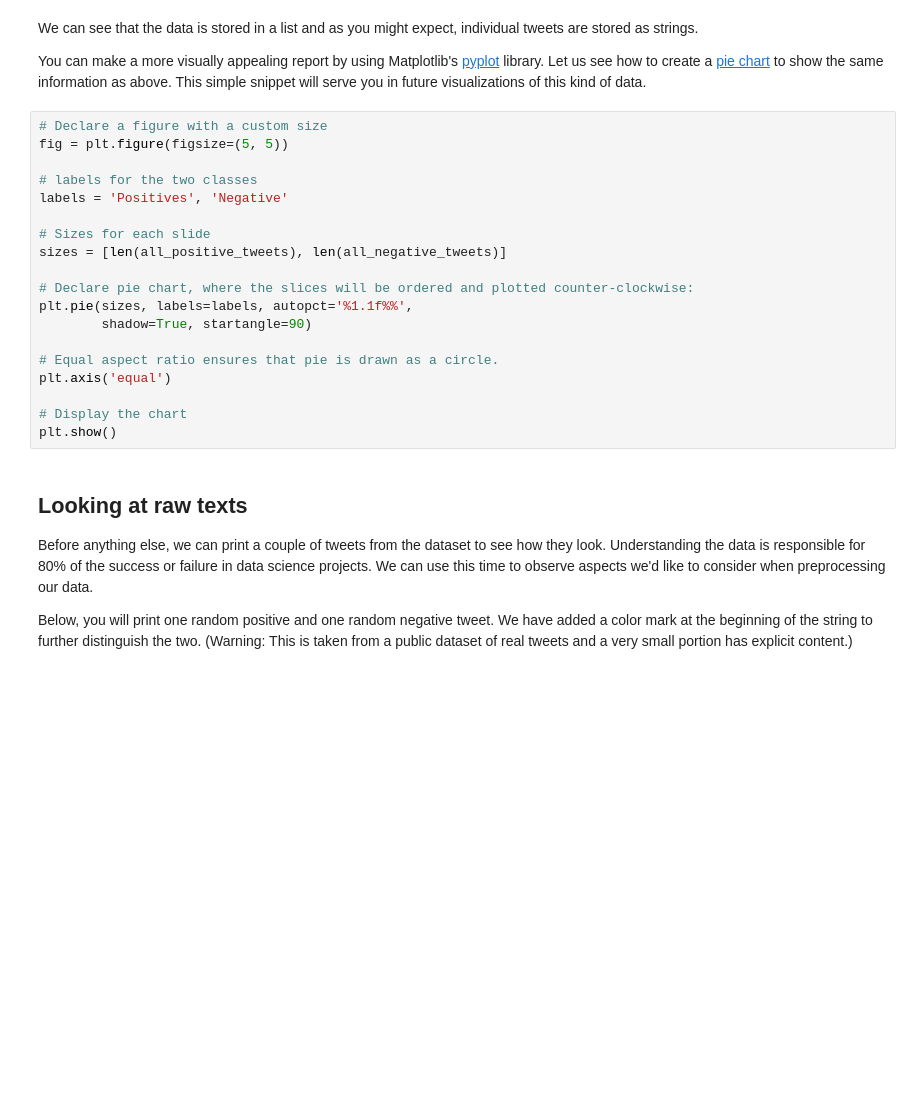
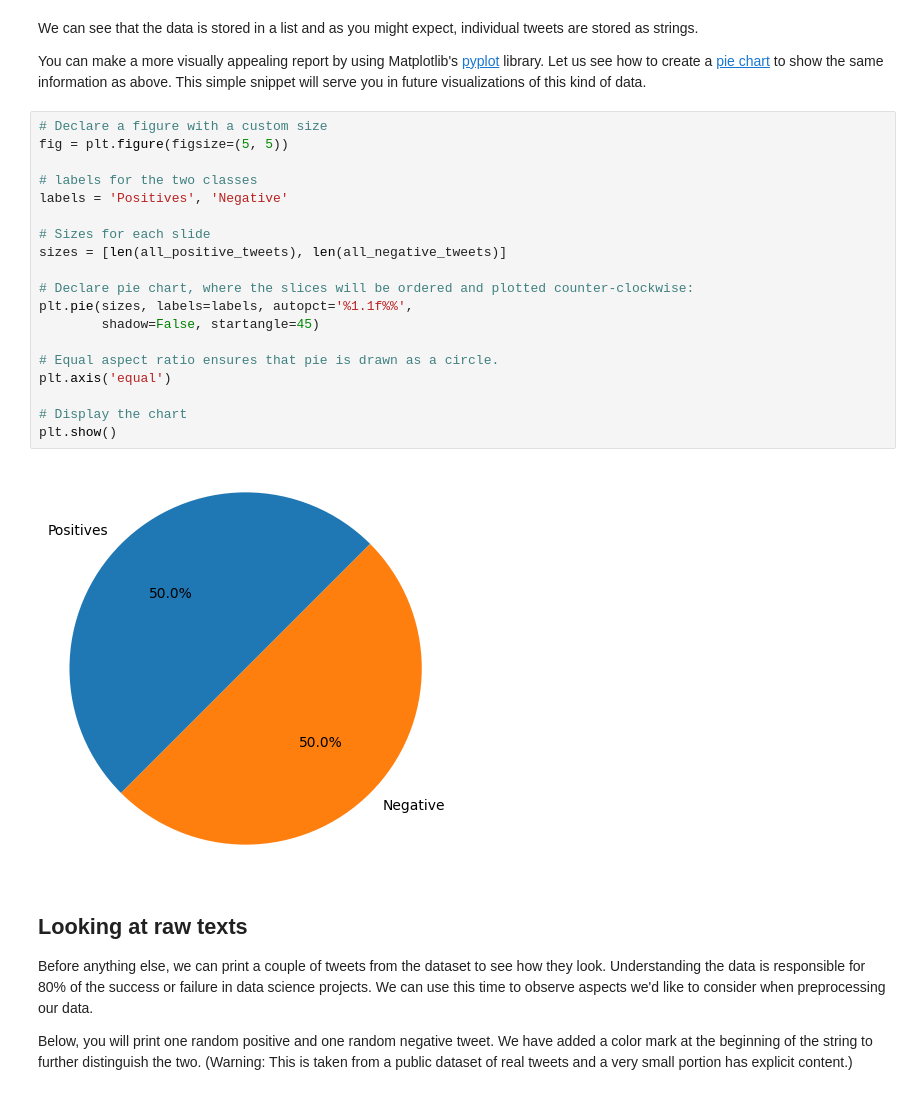
Before and after one commit to shonnly/nlp_tweet_sentiment_analysis, a Jupyter notebook: C1_W1_lecture_nb_01_preprocessing.ipynb, the cells around one changed output. Saved outputs shown, nothing was run; the diff lists cells and outputs as text; blank space fills up the shorter version.

```diff
--- a/C1_W1_lecture_nb_01_preprocessing.ipynb
+++ b/C1_W1_lecture_nb_01_preprocessing.ipynb
@@ -49,22 +55,24 @@ You can make a more visually appealing report by using Matplotlib's [pyplot](htt
 # %%
 # Declare a figure with a custom size
 fig = plt.figure(figsize=(5, 5))
 
 # labels for the two classes
 labels = 'Positives', 'Negative'
 
 # Sizes for each slide
 sizes = [len(all_positive_tweets), len(all_negative_tweets)]
 
 # Declare pie chart, where the slices will be ordered and plotted counter-clockwise:
 plt.pie(sizes, labels=labels, autopct='%1.1f%%',
-        shadow=True, startangle=90)
+        shadow=False, startangle=45)
 
 # Equal aspect ratio ensures that pie is drawn as a circle.
 plt.axis('equal')
 
 # Display the chart
 plt.show()
+# %% [output]
+[figure, added]
 # %% [markdown]
 ## Looking at raw texts
 
```
Also changed, not shown: parts of 11 cells of this notebook.
